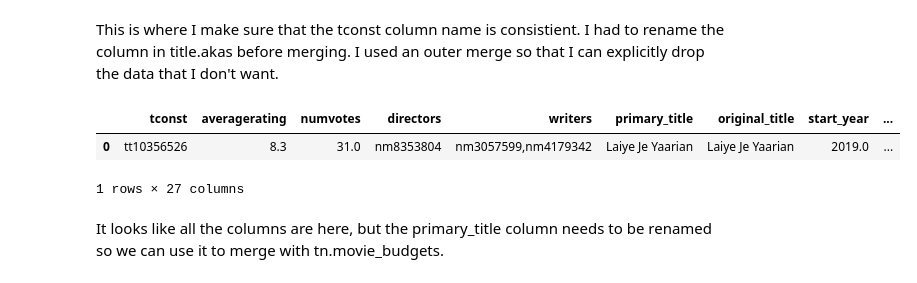
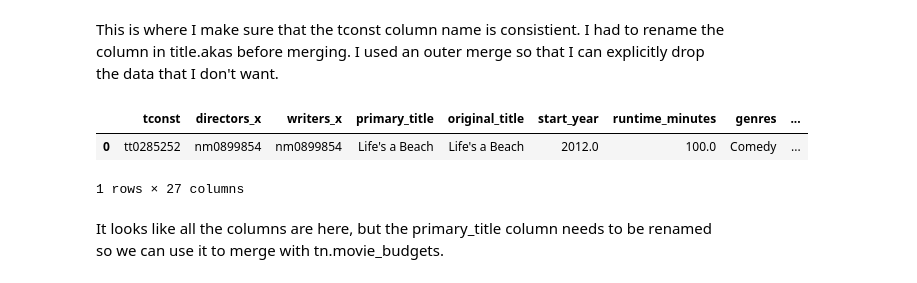
Before and after one commit to asval211/microsoft_movie_analysis, a Jupyter notebook: wwu.ipynb, the cells around one changed output. Drawn from its saved outputs; the diff is of its cells as text; code cells hidden in the pictures.

```diff
--- a/wwu.ipynb
+++ b/wwu.ipynb
@@ -185,15 +473,15 @@ takas.rename(columns={'title_id':'tconst'},inplace=True)
 # %%
 #trat join with tcrew, tbase, takas on tconst column
 #used outer to keep all data so I can drop later
-tcombo = trat.merge(tcrew,how='outer',on='tconst')
-tcombo = tcombo.merge(tbase,how='outer',on='tconst')
+tcombo = tcrew.merge(tbase,how='outer',on='tconst')
 tcombo = tcombo.merge(takas,how='outer',on='tconst')
+tcombo = tcombo.merge(tcrew,how='outer',on='tconst')
 tcombo = tcombo.merge(tprinc,how='outer',on='tconst')
 tcombo = tcombo.merge(nb,how='outer',on='nconst')
 tcombo.head(1)
 # %% [output]
-|  | tconst | averagerating | numvotes | directors | writers | primary_title | original_title | start_year | ... |
-| 0 | tt10356526 | 8.3 | 31.0 | nm8353804 | nm3057599,nm4179342 | Laiye Je Yaarian | Laiye Je Yaarian | 2019.0 | ... |
+|  | tconst | directors_x | writers_x | primary_title | original_title | start_year | runtime_minutes | genres | ... |
+| 0 | tt0285252 | nm0899854 | nm0899854 | Life's a Beach | Life's a Beach | 2012.0 | 100.0 | Comedy | ... |
 1 rows × 27 columns
 # %% [markdown]
 It looks like all the columns are here, but the primary_title column needs to be renamed so we can use it to merge with tn.movie_budgets.
```
Also changed, not shown: parts of 25 cells of this notebook, 4 other files.
